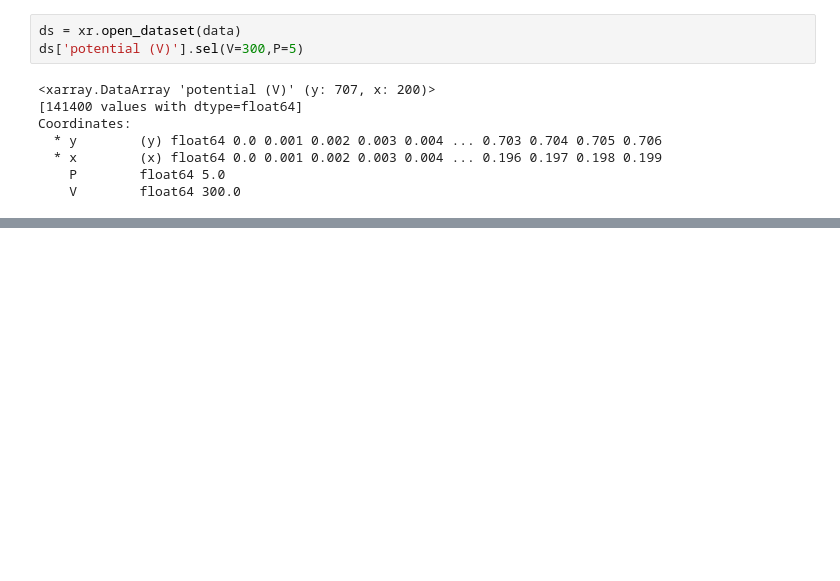
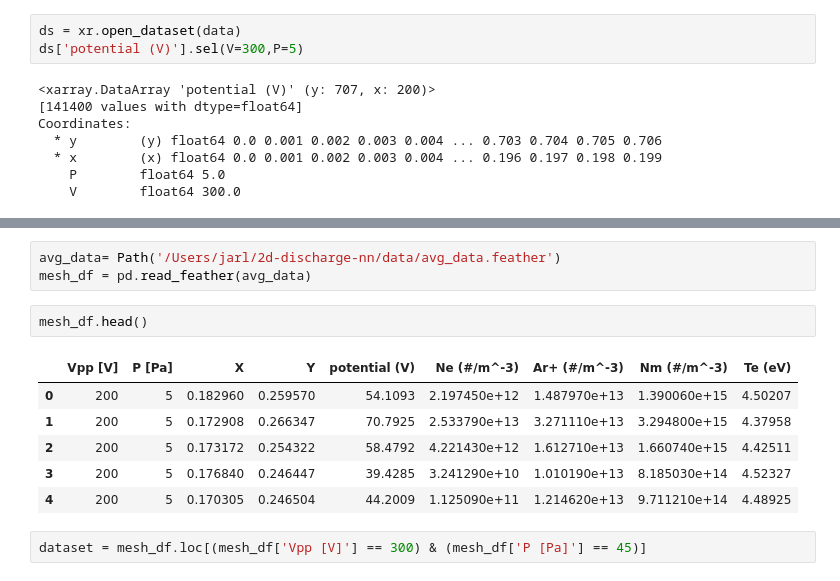
Before and after one commit to jarltc/2d-discharge-nn, a Jupyter notebook: data-vis.ipynb, the cells around one changed output, grey strips where cells are left out. Saved outputs shown, nothing was run; the diff lists cells and outputs as text; blank space fills up the shorter version.

```diff
--- a/data-vis.ipynb
+++ b/data-vis.ipynb
@@ -25,0 +31,14 @@ ax.set_aspect('equal')
+# %%
+avg_data= Path('/Users/jarl/2d-discharge-nn/data/avg_data.feather')
+mesh_df = pd.read_feather(avg_data)
+# %%
+mesh_df.head()
+# %% [output]
+|  | Vpp [V] | P [Pa] | X | Y | potential (V) | Ne (#/m^-3) | Ar+ (#/m^-3) | Nm (#/m^-3) | Te (eV) |
+| 0 | 200 | 5 | 0.182960 | 0.259570 | 54.1093 | 2.197450e+12 | 1.487970e+13 | 1.390060e+15 | 4.50207 |
+| 1 | 200 | 5 | 0.172908 | 0.266347 | 70.7925 | 2.533790e+13 | 3.271110e+13 | 3.294800e+15 | 4.37958 |
+| 2 | 200 | 5 | 0.173172 | 0.254322 | 58.4792 | 4.221430e+12 | 1.612710e+13 | 1.660740e+15 | 4.42511 |
+| 3 | 200 | 5 | 0.176840 | 0.246447 | 39.4285 | 3.241290e+10 | 1.010190e+13 | 8.185030e+14 | 4.52327 |
+| 4 | 200 | 5 | 0.170305 | 0.246504 | 44.2009 | 1.125090e+11 | 1.214620e+13 | 9.711210e+14 | 4.48925 |
+# %%
+dataset = mesh_df.loc[(mesh_df['Vpp [V]'] == 300) & (mesh_df['P [Pa]'] == 45)]
```
Also changed, not shown: parts of 4 cells of this notebook.
